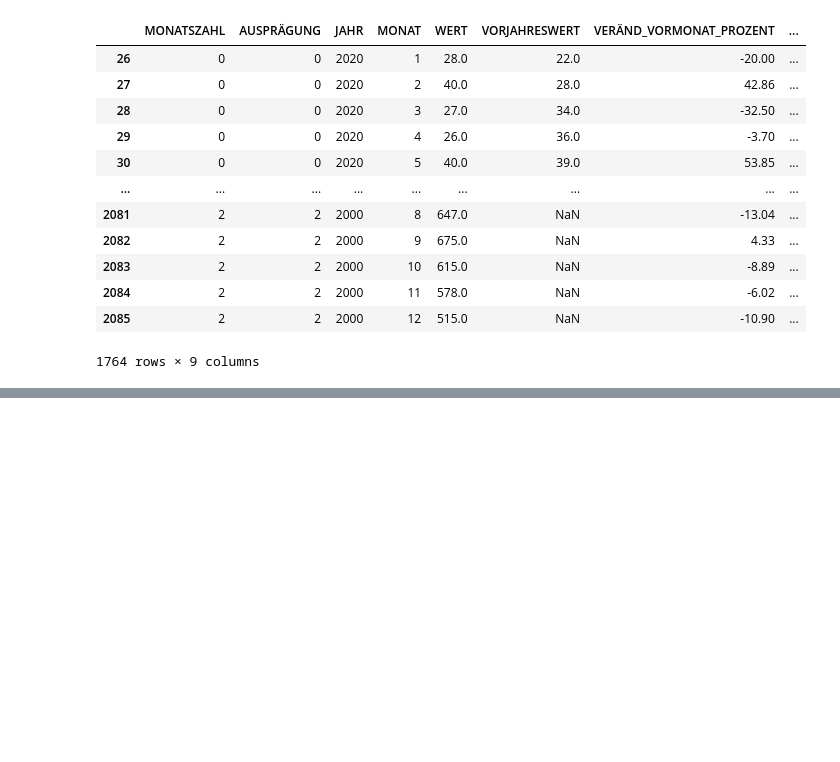
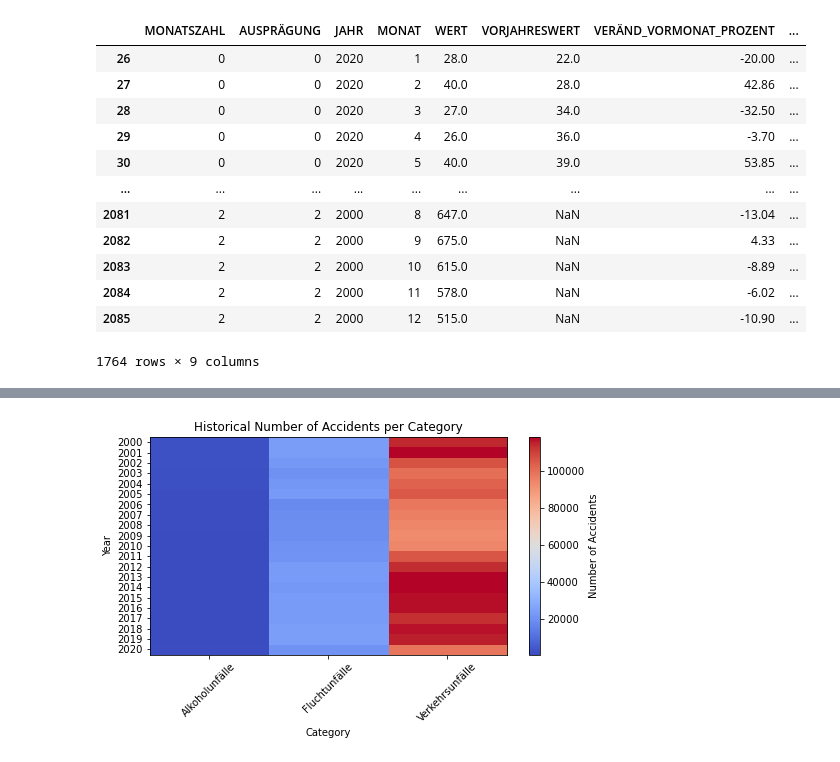
Before and after one commit to jyotsnad246/accident-prediction-web-app, a Jupyter notebook: predictions_notebook.ipynb, the cells around one changed output, grey strips where cells are left out. Saved outputs shown, nothing was run; the diff lists cells and outputs as text; code cells hidden in the pictures; blank space fills up the shorter version.

```diff
--- a/predictions_notebook.ipynb
+++ b/predictions_notebook.ipynb
@@ -221,0 +267,16 @@ Now that the data is preprocessed, next step is Visualization
+# %%
+# Heat Map
+df_visual_filtered = df_visual[df_visual['JAHR'] <= 2020]
+plt.figure(figsize=(8, 4))
+df_pivot = df_visual_filtered.pivot_table(index='JAHR', columns='MONATSZAHL', values='WERT', aggfunc='sum')
+plt.imshow(df_pivot.values, cmap='coolwarm', aspect='auto')
+plt.colorbar(label='Number of Accidents')
+plt.xlabel('Category')
+plt.ylabel('Year')
+plt.title('Historical Number of Accidents per Category')
+years = df_pivot.index.astype(int)
+plt.yticks(np.arange(len(years)), years)
+plt.xticks(range(len(df_pivot.columns)), df_pivot.columns, rotation=45)
+plt.show()
+# %% [output]
+[figure, added]
```
Also changed, not shown: parts of 10 cells of this notebook.
